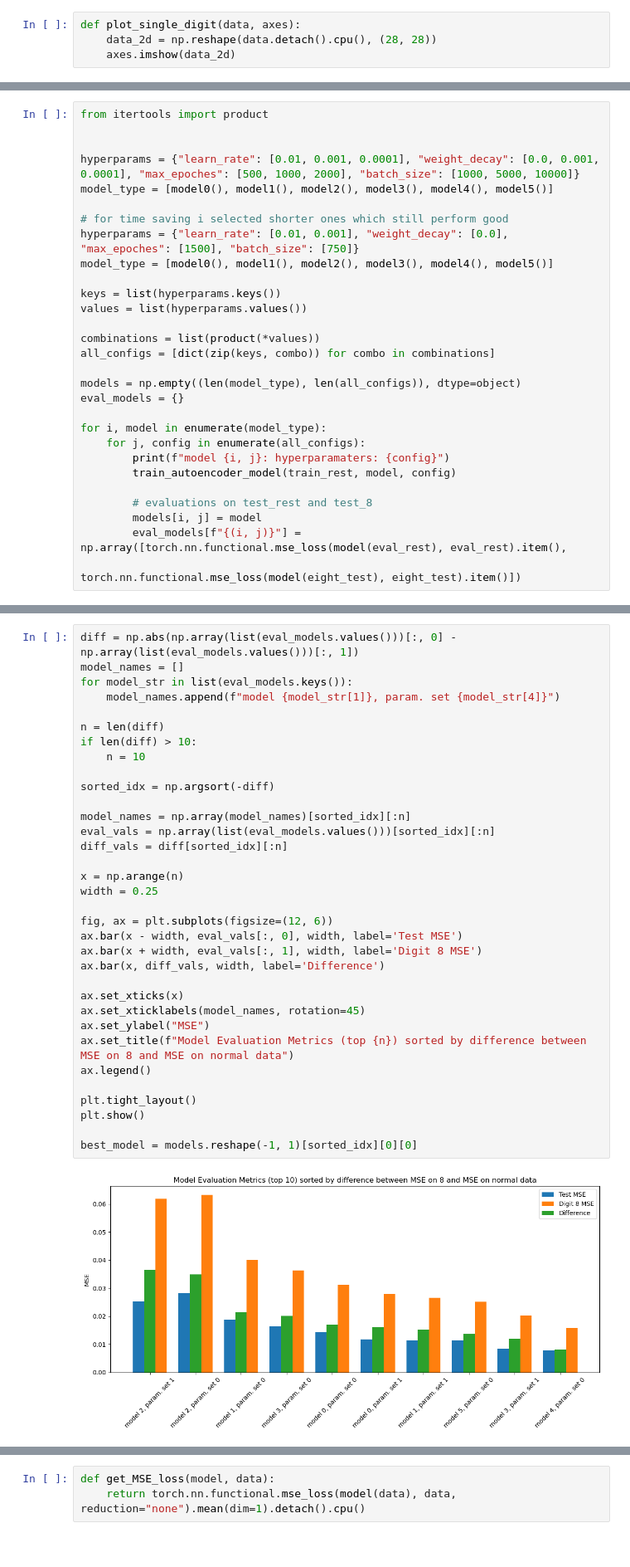
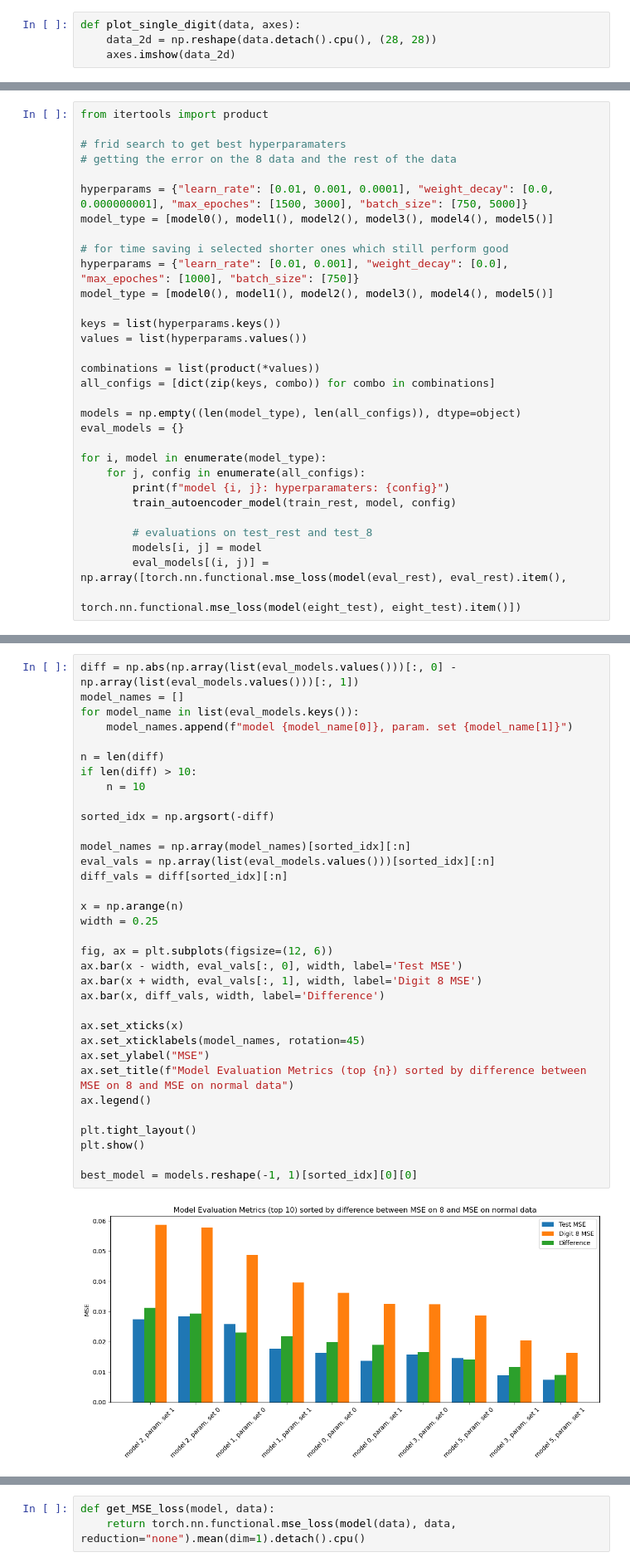
Before and after one commit to WiiLife/Unsuperviised-learning-project, a Jupyter notebook: project.ipynb, the cells around one changed output, grey strips where cells are left out. Shown at 83% size. Cells and saved outputs as stored; diff of their text form.

```diff
--- a/project.ipynb
+++ b/project.ipynb
@@ -235,12 +260,14 @@ Text(0.5, 1.0, 'real')
 # %%
 from itertools import product
 
+# frid search to get best hyperparamaters
+# getting the error on the 8 data and the rest of the data
 
-hyperparams = {"learn_rate": [0.01, 0.001, 0.0001], "weight_decay": [0.0, 0.001, 0.0001], "max_epoches": [500, 1000, 2000], "batch_size": [1000, 5000, 10000]}
+hyperparams = {"learn_rate": [0.01, 0.001, 0.0001], "weight_decay": [0.0, 0.000000001], "max_epoches": [1500, 3000], "batch_size": [750, 5000]}
 model_type = [model0(), model1(), model2(), model3(), model4(), model5()]
 
 # for time saving i selected shorter ones which still perform good
-hyperparams = {"learn_rate": [0.01, 0.001], "weight_decay": [0.0], "max_epoches": [1500], "batch_size": [750]}
+hyperparams = {"learn_rate": [0.01, 0.001], "weight_decay": [0.0], "max_epoches": [1000], "batch_size": [750]}
 model_type = [model0(), model1(), model2(), model3(), model4(), model5()]
 
 keys = list(hyperparams.keys())
@@ -259,6 +286,6 @@ for i, model in enumerate(model_type):
 
         # evaluations on test_rest and test_8
         models[i, j] = model
-        eval_models[f"{(i, j)}"] = np.array([torch.nn.functional.mse_loss(model(eval_rest), eval_rest).item(),
+        eval_models[(i, j)] = np.array([torch.nn.functional.mse_loss(model(eval_rest), eval_rest).item(),
                                         torch.nn.functional.mse_loss(model(eight_test), eight_test).item()])
 # %% [output]
@@ -277,39 +304,39 @@ model (5, 1): hyperparamaters: {'learn_rate': 0.001, 'weight_decay': 0.0, 'max_e
 # %%
 diff = np.abs(np.array(list(eval_models.values()))[:, 0] - np.array(list(eval_models.values()))[:, 1])
 model_names = []
-for model_str in list(eval_models.keys()):
-    model_names.append(f"model {model_str[1]}, param. set {model_str[4]}")
+for model_name in list(eval_models.keys()):
+    model_names.append(f"model {model_name[0]}, param. set {model_name[1]}")
 
 n = len(diff)
 if len(diff) > 10:
     n = 10
 
 sorted_idx = np.argsort(-diff)
 
 model_names = np.array(model_names)[sorted_idx][:n]
 eval_vals = np.array(list(eval_models.values()))[sorted_idx][:n]
 diff_vals = diff[sorted_idx][:n]
 
 x = np.arange(n)
 width = 0.25
 
 fig, ax = plt.subplots(figsize=(12, 6))
 ax.bar(x - width, eval_vals[:, 0], width, label='Test MSE')
 ax.bar(x + width, eval_vals[:, 1], width, label='Digit 8 MSE')
 ax.bar(x, diff_vals, width, label='Difference')
 
 ax.set_xticks(x)
 ax.set_xticklabels(model_names, rotation=45)
 ax.set_ylabel("MSE")
 ax.set_title(f"Model Evaluation Metrics (top {n}) sorted by difference between MSE on 8 and MSE on normal data")
 ax.legend()
 
 plt.tight_layout()
 plt.show()
 
 best_model = models.reshape(-1, 1)[sorted_idx][0][0]
 # %% [output]
-[figure, old version]
+[figure, new version]
 # %%
 fig, ax = plt.subplots(2, 2)
 
```
Also changed, not shown: parts of 23 cells of this notebook, 2 other files.
